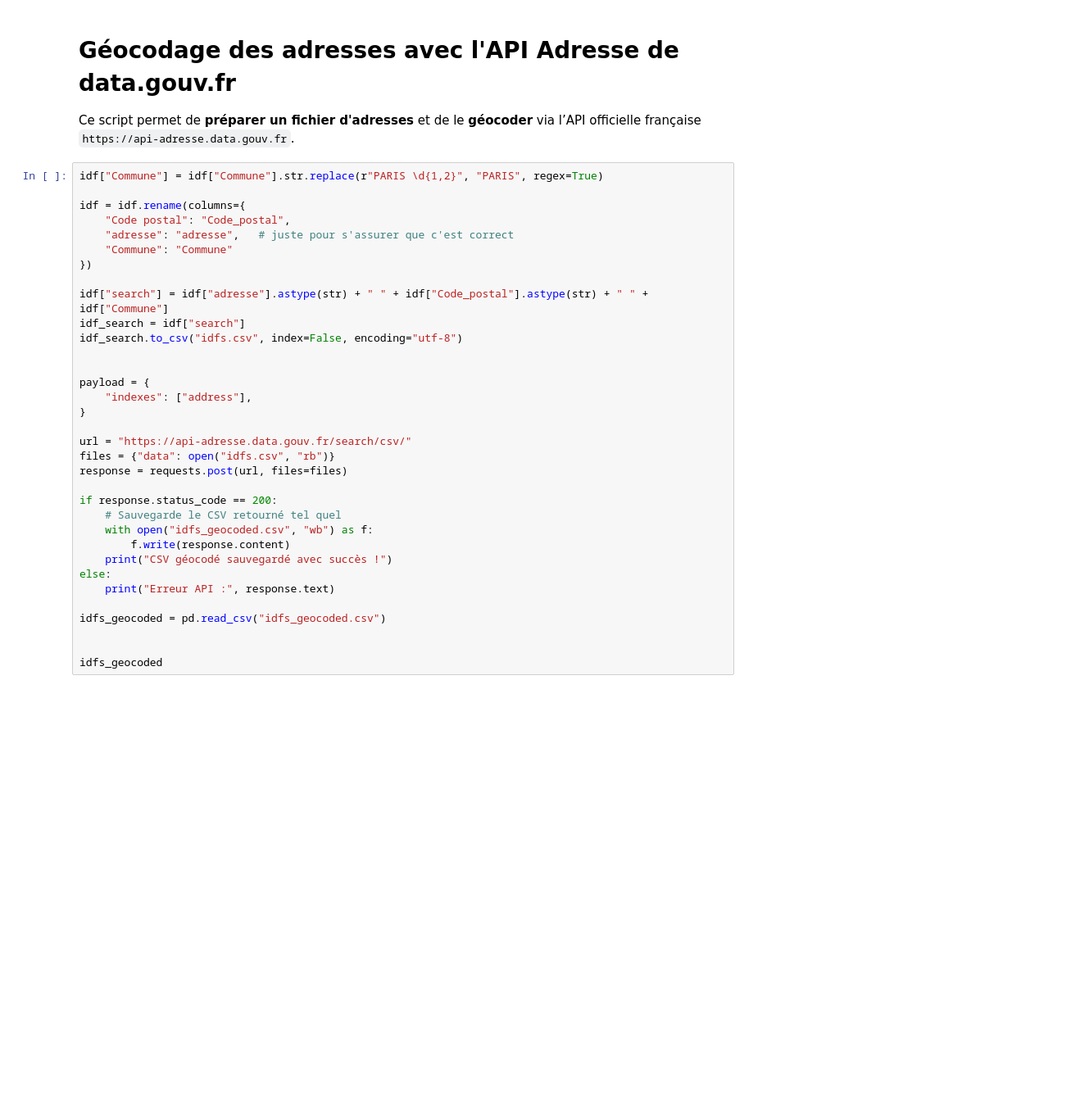
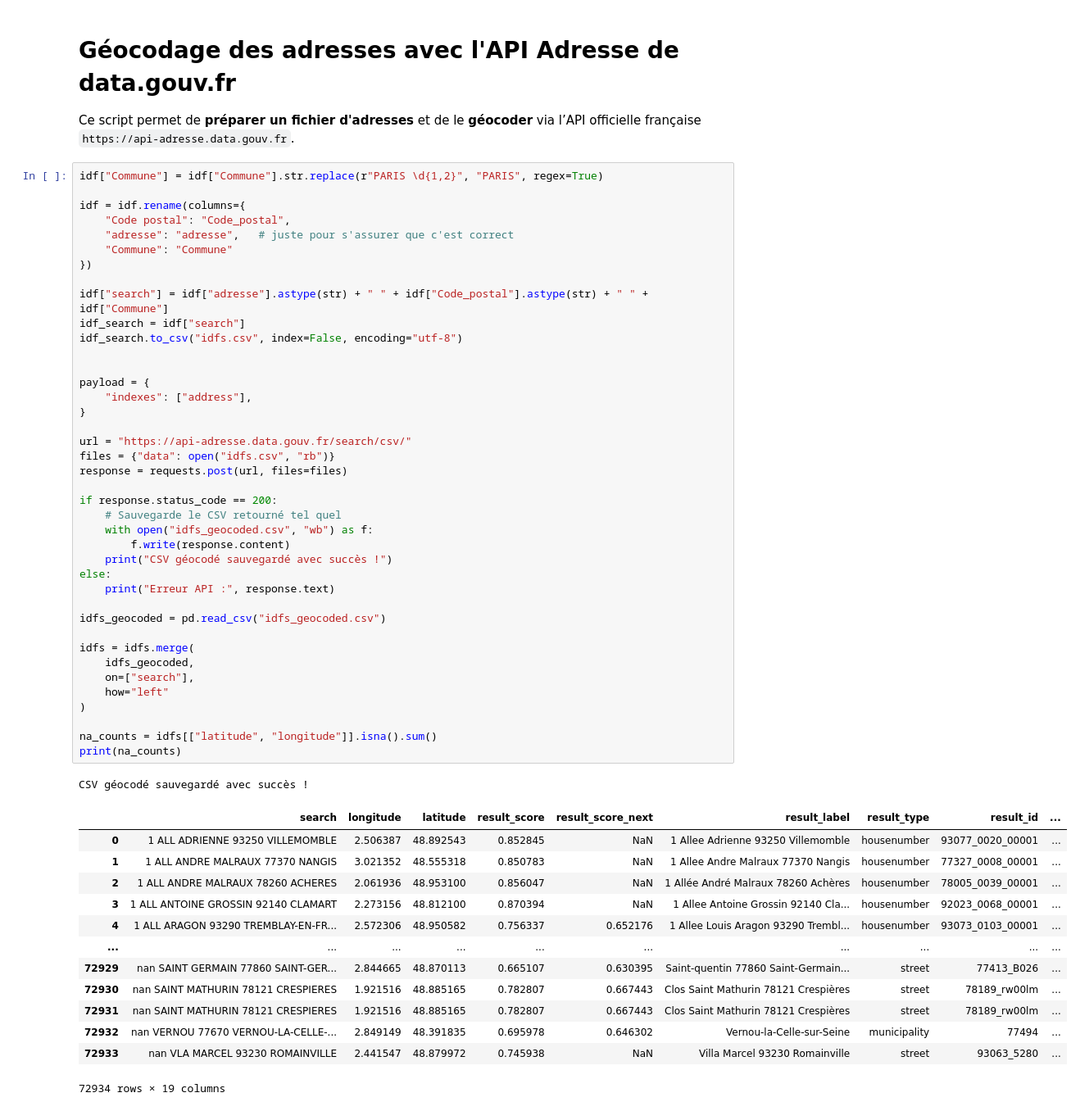
Before and after one commit to gaybrice/projet-python-ds, a Jupyter notebook: notebooks/dvf.ipynb, the cells around one changed output. Shown at 82% size. Cells and saved outputs as stored; diff of their text form; blank space fills up the shorter version.

```diff
--- a/notebooks/dvf.ipynb
+++ b/notebooks/dvf.ipynb
@@ -335,31 +335,52 @@ idf["Commune"] = idf["Commune"].str.replace(r"PARIS \d{1,2}", "PARIS", regex=Tru
 idf = idf.rename(columns={
     "Code postal": "Code_postal",
     "adresse": "adresse",   # juste pour s'assurer que c'est correct
     "Commune": "Commune"
 })
 
 idf["search"] = idf["adresse"].astype(str) + " " + idf["Code_postal"].astype(str) + " " + idf["Commune"]
 idf_search = idf["search"]
 idf_search.to_csv("idfs.csv", index=False, encoding="utf-8")
 
 
 payload = {
     "indexes": ["address"],
 }
 
 url = "https://api-adresse.data.gouv.fr/search/csv/"
 files = {"data": open("idfs.csv", "rb")}
 response = requests.post(url, files=files)
 
 if response.status_code == 200:
     # Sauvegarde le CSV retourné tel quel
     with open("idfs_geocoded.csv", "wb") as f:
         f.write(response.content)
     print("CSV géocodé sauvegardé avec succès !")
 else:
     print("Erreur API :", response.text)
 
 idfs_geocoded = pd.read_csv("idfs_geocoded.csv")
 
+idfs = idfs.merge(
+    idfs_geocoded,
+    on=["search"],
+    how="left"
+)
 
-idfs_geocoded
+na_counts = idfs[["latitude", "longitude"]].isna().sum()
+print(na_counts)
+# %% [output]
+CSV géocodé sauvegardé avec succès !
+|  | search | longitude | latitude | result_score | result_score_next | result_label | result_type | result_id | ... |
+| 0 | 1 ALL ADRIENNE 93250 VILLEMOMBLE | 2.506387 | 48.892543 | 0.852845 | NaN | 1 Allee Adrienne 93250 Villemomble | housenumber | 93077_0020_00001 | ... |
+| 1 | 1 ALL ANDRE MALRAUX 77370 NANGIS | 3.021352 | 48.555318 | 0.850783 | NaN | 1 Allee Andre Malraux 77370 Nangis | housenumber | 77327_0008_00001 | ... |
+| 2 | 1 ALL ANDRE MALRAUX 78260 ACHERES | 2.061936 | 48.953100 | 0.856047 | NaN | 1 Allée André Malraux 78260 Achères | housenumber | 78005_0039_00001 | ... |
+| 3 | 1 ALL ANTOINE GROSSIN 92140 CLAMART | 2.273156 | 48.812100 | 0.870394 | NaN | 1 Allee Antoine Grossin 92140 Cla... | housenumber | 92023_0068_00001 | ... |
+| 4 | 1 ALL ARAGON 93290 TREMBLAY-EN-FR... | 2.572306 | 48.950582 | 0.756337 | 0.652176 | 1 Allee Louis Aragon 93290 Trembl... | housenumber | 93073_0103_00001 | ... |
+| ... | ... | ... | ... | ... | ... | ... | ... | ... | ... |
+| 72929 | nan SAINT GERMAIN 77860 SAINT-GER... | 2.844665 | 48.870113 | 0.665107 | 0.630395 | Saint-quentin 77860 Saint-Germain... | street | 77413_B026 | ... |
+| 72930 | nan SAINT MATHURIN 78121 CRESPIERES | 1.921516 | 48.885165 | 0.782807 | 0.667443 | Clos Saint Mathurin 78121 Crespières | street | 78189_rw00lm | ... |
+| 72931 | nan SAINT MATHURIN 78121 CRESPIERES | 1.921516 | 48.885165 | 0.782807 | 0.667443 | Clos Saint Mathurin 78121 Crespières | street | 78189_rw00lm | ... |
+| 72932 | nan VERNOU 77670 VERNOU-LA-CELLE-... | 2.849149 | 48.391835 | 0.695978 | 0.646302 | Vernou-la-Celle-sur-Seine | municipality | 77494 | ... |
+| 72933 | nan VLA MARCEL 93230 ROMAINVILLE | 2.441547 | 48.879972 | 0.745938 | NaN | Villa Marcel 93230 Romainville | street | 93063_5280 | ... |
+72934 rows × 19 columns
```
